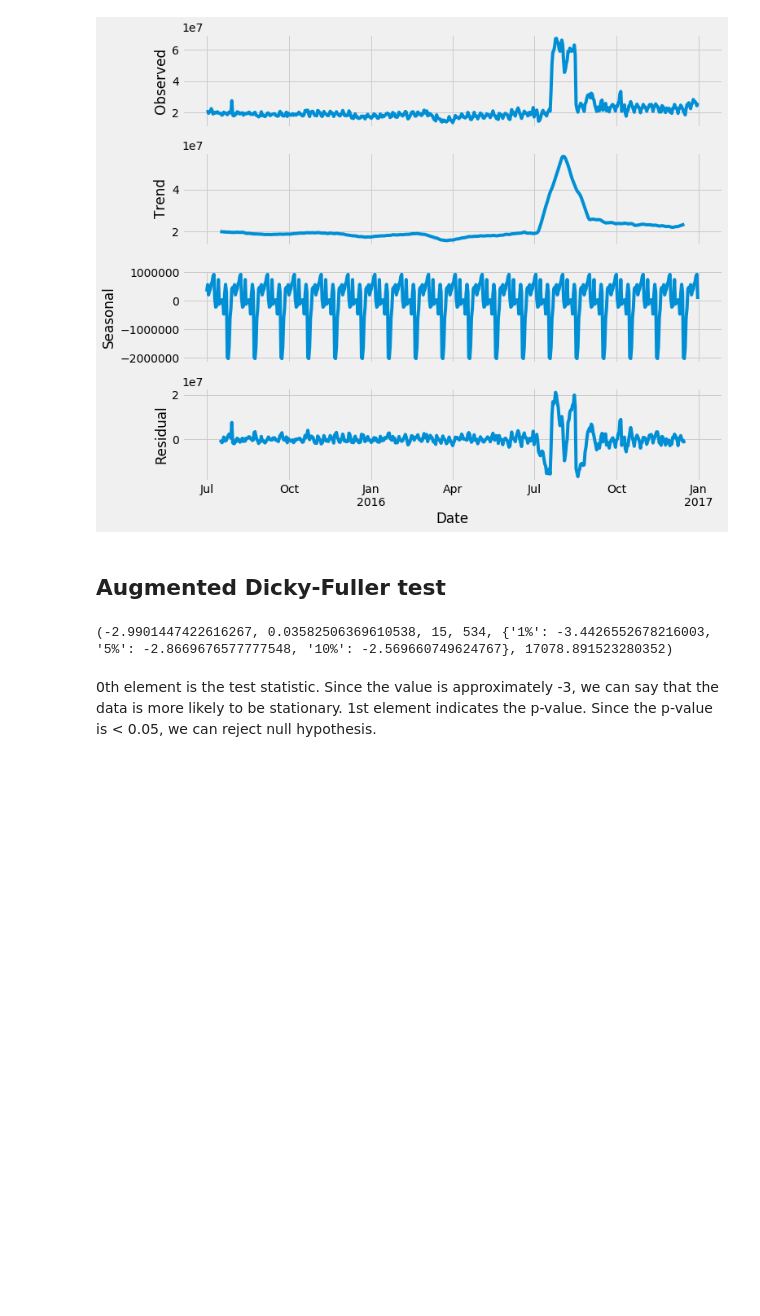
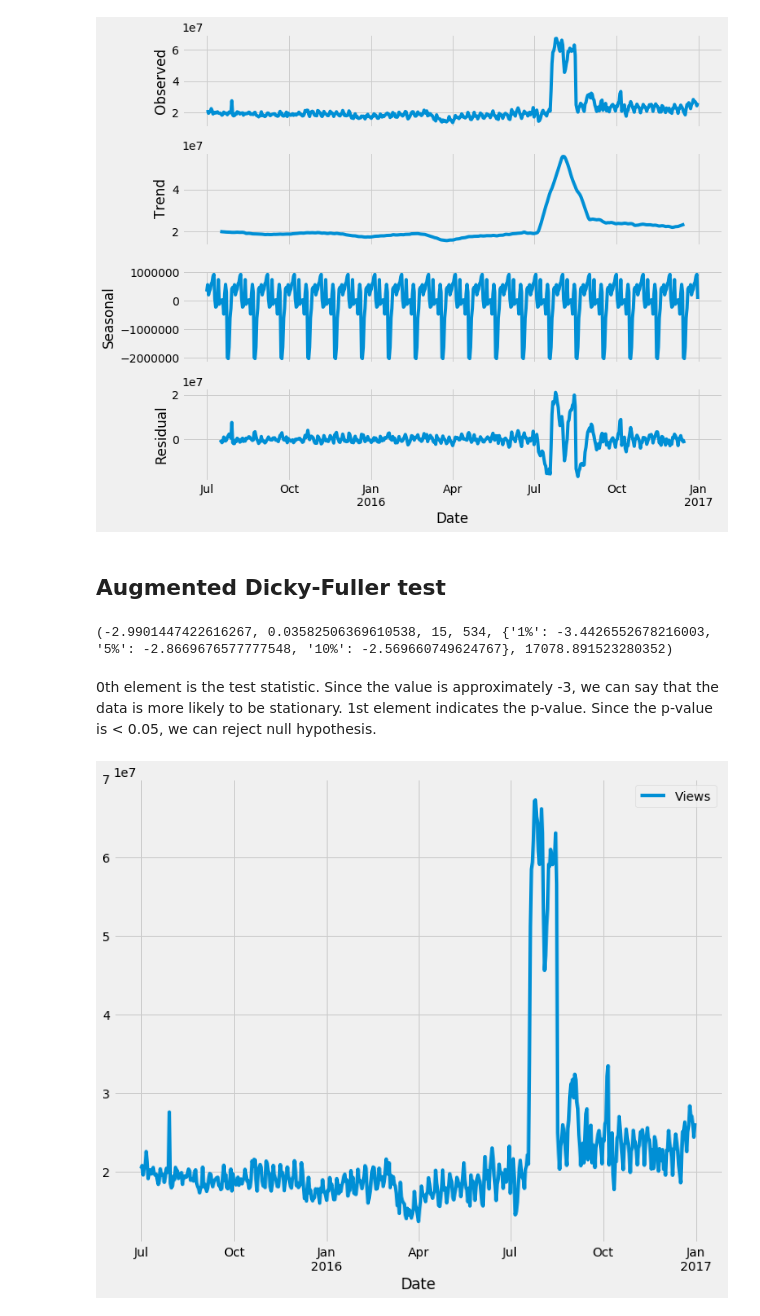
Before and after one commit to Subikshaa/Time-Series-Forecasting-on-Web-Traffic-Dataset, a Jupyter notebook: forecast.ipynb, the cells around one changed output. Saved outputs shown, nothing was run; the diff lists cells and outputs as text; code cells hidden in the pictures; blank space fills up the shorter version.

```diff
--- a/forecast.ipynb
+++ b/forecast.ipynb
@@ -214,3 +214,8 @@ print(test)
 # %% [markdown]
  0th element is the test statistic. Since the value is approximately -3, we can say that the data is more likely to be stationary.
  1st element indicates the p-value. Since the p-value is < 0.05, we can reject null hypothesis.
+# %%
+ax = top_page_df.plot()
+plt.show()
+# %% [output]
+[figure, added]
```
Also changed, not shown: parts of 3 cells of this notebook.
